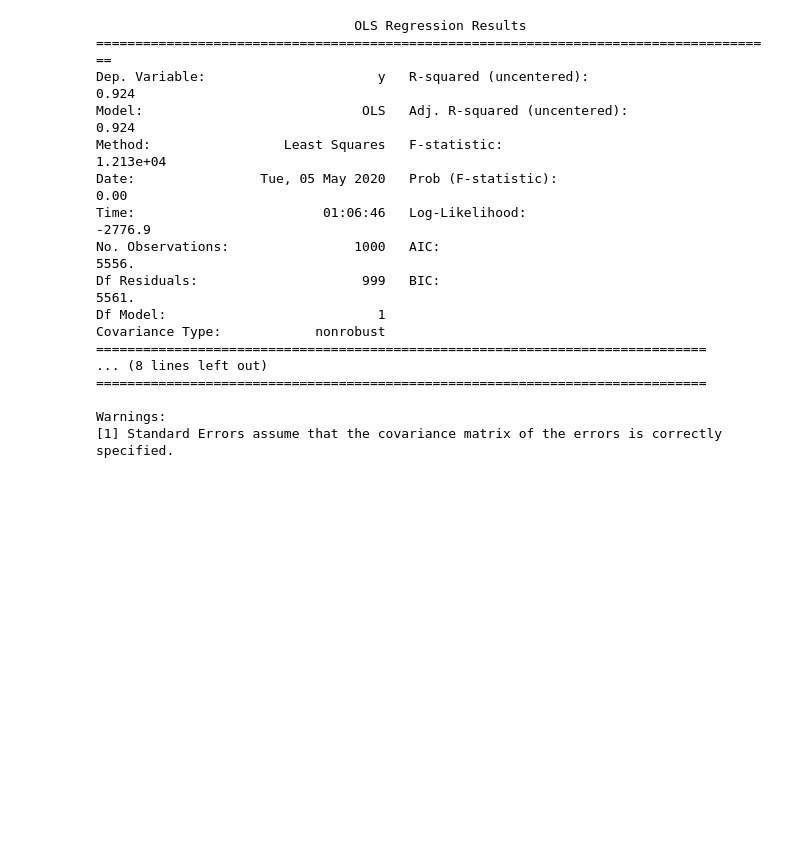
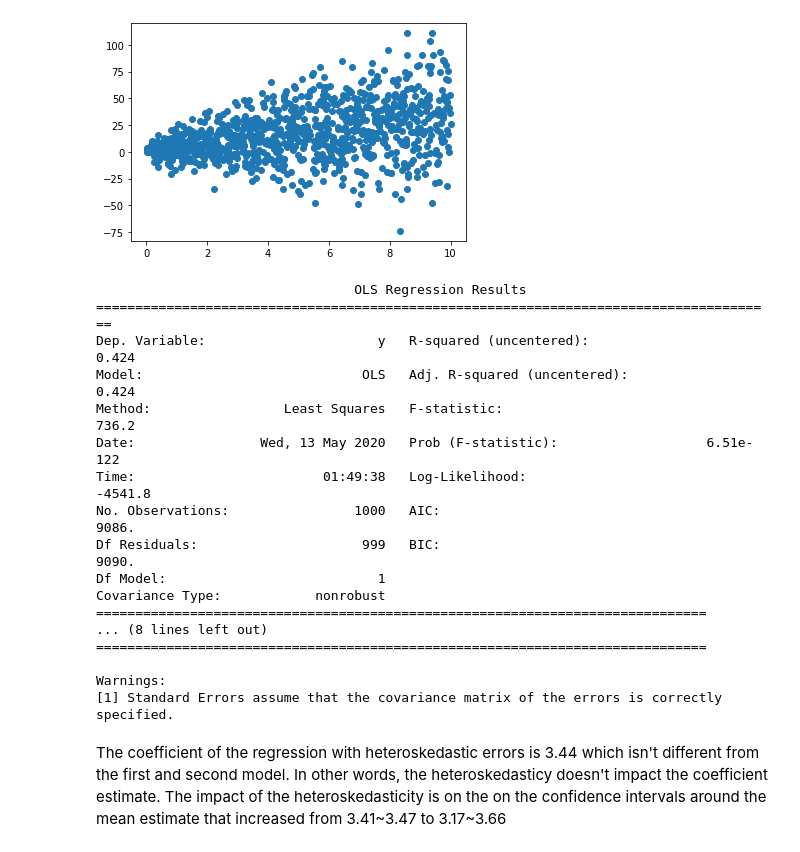
Before and after one commit to anasfrh/notebooks, a Jupyter notebook: Simulation a linear relationship with Gaussian noise in Python .ipynb, the cells around one changed output. Saved outputs shown, nothing was run; the diff lists cells and outputs as text; code cells hidden in the pictures; blank space fills up the shorter version.

```diff
--- a/Simulation a linear relationship with Gaussian noise in Python .ipynb
+++ b/Simulation a linear relationship with Gaussian noise in Python .ipynb
@@ -51,16 +95,28 @@ plt.show()
+# %%
+mean3 = 2
+stdv3 = 3
+a3 = 1
+b3 = 3.3
+x3 = np.random.uniform(0, 10, 1000)
+e3 = np.random.normal(0,10*np.sqrt(x3),1000)
+y3 = a3 + b3*x3 + e3
+plt.scatter(x3,y3)
+plt.show()
+# %% [output]
+[figure, added]
 # %%
-model1 = sm.OLS(y1,x).fit()
+model1 = sm.OLS(y3,x3).fit()
 print(model1.summary())
 # %% [output]
                                  OLS Regression Results
 =======================================================================================
-Dep. Variable:                      y   R-squared (uncentered):                   0.924
-Model:                            OLS   Adj. R-squared (uncentered):              0.924
-Method:                 Least Squares   F-statistic:                          1.213e+04
-Date:                Tue, 05 May 2020   Prob (F-statistic):                        0.00
-Time:                        01:06:46   Log-Likelihood:                         -2776.9
-No. Observations:                1000   AIC:                                      5556.
-Df Residuals:                     999   BIC:                                      5561.
+Dep. Variable:                      y   R-squared (uncentered):                   0.424
+Model:                            OLS   Adj. R-squared (uncentered):              0.424
+Method:                 Least Squares   F-statistic:                              736.2
+Date:                Wed, 13 May 2020   Prob (F-statistic):                   6.51e-122
+Time:                        01:49:38   Log-Likelihood:                         -4541.8
+No. Observations:                1000   AIC:                                      9086.
+Df Residuals:                     999   BIC:                                      9090.
 Df Model:                           1
 Covariance Type:            nonrobust
 ==============================================================================
@@ -69,3 +125,5 @@ Covariance Type:            nonrobust
 
 Warnings:
 [1] Standard Errors assume that the covariance matrix of the errors is correctly specified.
+# %% [markdown]
+The coefficient of the regression with heteroskedastic errors is 3.44 which isn't different from the first and second model. In other words, the heteroskedasticy doesn't impact the coefficient estimate. The impact of the heteroskedasticity is on the on the confidence intervals around the mean estimate that increased from 3.41~3.47 to 3.17~3.66
```
Also changed, not shown: parts of 11 cells of this notebook.
